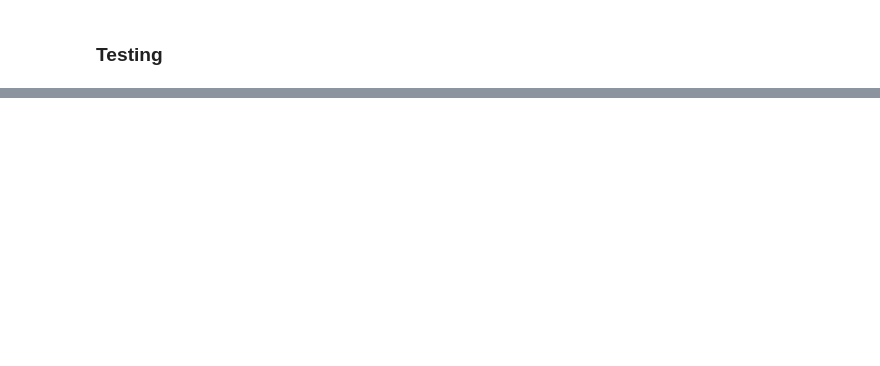
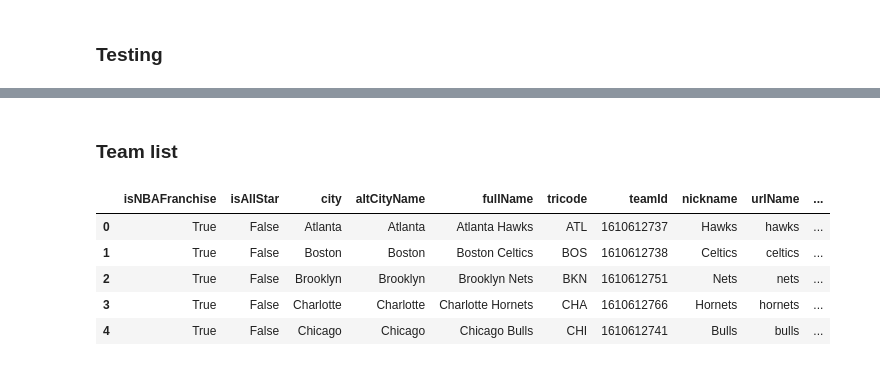
Before and after one commit to mashwinmuthiah/NBA-stats, a Jupyter notebook: NBAWebScrapper.ipynb, the cells around one changed output, grey strips where cells are left out. Saved outputs shown, nothing was run; the diff lists cells and outputs as text; code cells hidden in the pictures; blank space fills up the shorter version.

```diff
--- a/NBAWebScrapper.ipynb
+++ b/NBAWebScrapper.ipynb
@@ -7,3 +8,6 @@ import pandas as pd
+# %%
+pd.set_option('display.max_columns', 500)
+pd.set_option('display.width', 1000)
 # %%
 headers = {
     'Connection': 'keep-alive',
@@ -202,0 +195,15 @@ print(frame.head(10))
+# %% [markdown]
+### Team list
+# %%
+url = 'https://data.nba.net/prod/v2/2019/teams.json'
+df = pd.read_json(url)
+df = pd.DataFrame(df.loc['vegas',:][1])
+# %%
+df.head()
+# %% [output]
+|  | isNBAFranchise | isAllStar | city | altCityName | fullName | tricode | teamId | nickname | urlName | ... |
+| 0 | True | False | Atlanta | Atlanta | Atlanta Hawks | ATL | 1610612737 | Hawks | hawks | ... |
+| 1 | True | False | Boston | Boston | Boston Celtics | BOS | 1610612738 | Celtics | celtics | ... |
+| 2 | True | False | Brooklyn | Brooklyn | Brooklyn Nets | BKN | 1610612751 | Nets | nets | ... |
+| 3 | True | False | Charlotte | Charlotte | Charlotte Hornets | CHA | 1610612766 | Hornets | hornets | ... |
+| 4 | True | False | Chicago | Chicago | Chicago Bulls | CHI | 1610612741 | Bulls | bulls | ... |
```
Also changed, not shown: parts of 11 cells of this notebook.
